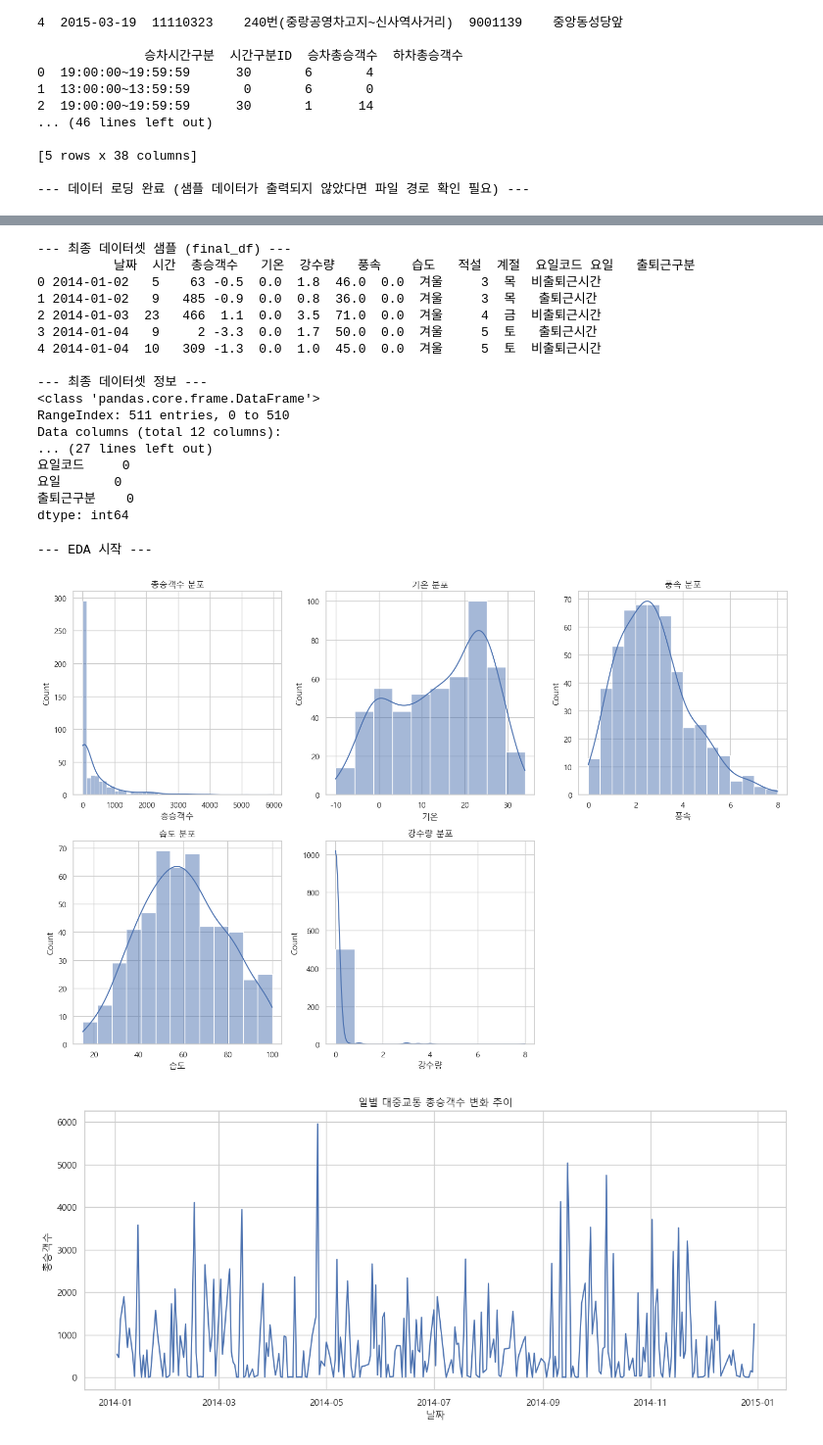
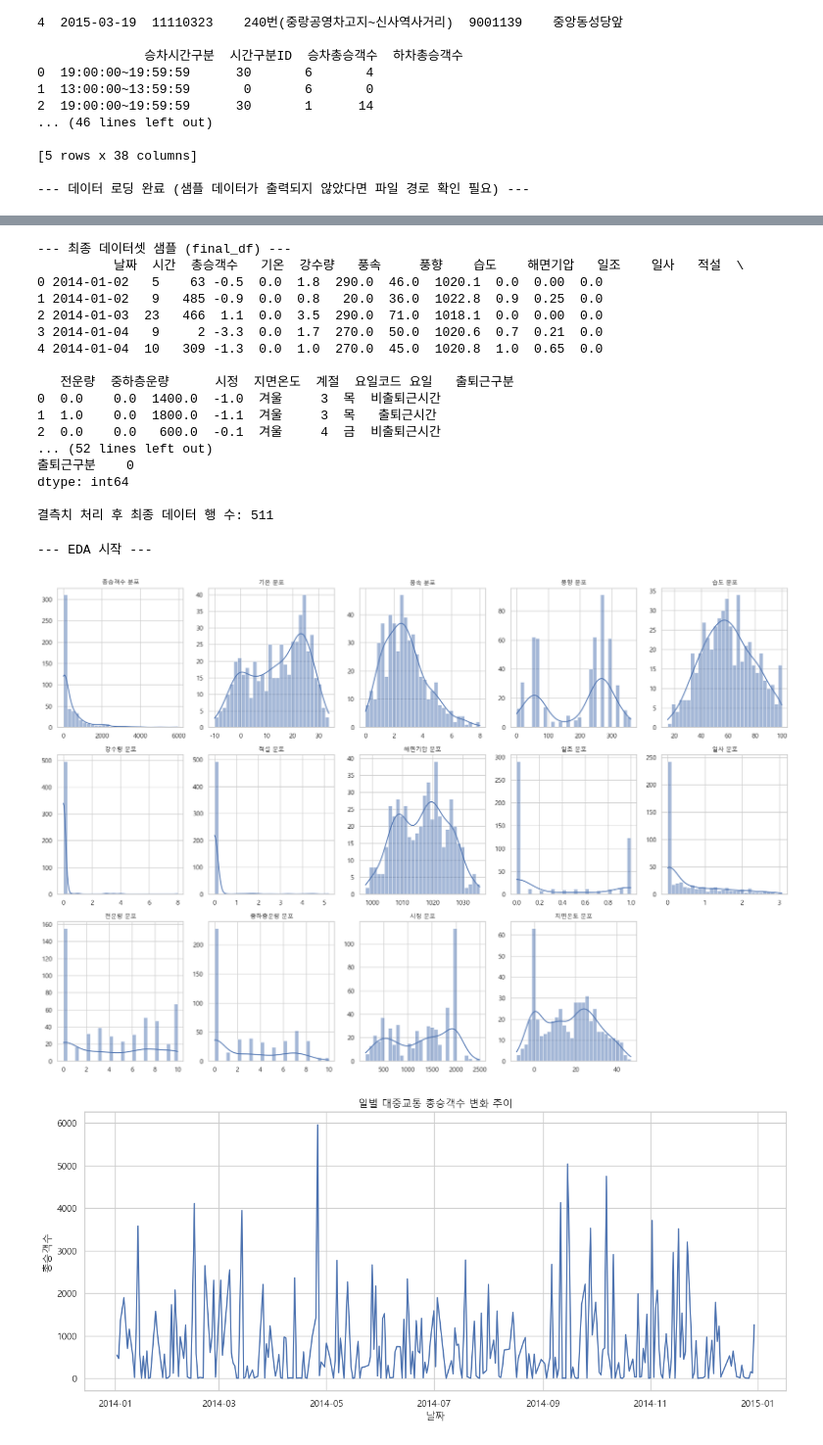
Before and after one commit to hannania7/Correlation-Analysis_toyproject, a Jupyter notebook: 데이터/코드/corr_toy.ipynb, the cells around one changed output, grey strips where cells are left out. Shown at 98% size. Drawn from its saved outputs; the diff is of its cells as text; code cells hidden in the pictures.

```diff
--- a/데이터/코드/corr_toy.ipynb
+++ b/데이터/코드/corr_toy.ipynb
@@ -263,46 +302,75 @@ if not merged_df.empty:
     # 결측치 재확인
     print("\n--- 최종 데이터셋 결측치 현황 ---")
     print(final_df.isnull().sum())
+# Cell 14의 final_df 생성 후, analysis_critical_cols 부분 수정
 
-    # 만약 '총승객수' 또는 주요 날씨 변수에 결측치가 있다면 처리 필요
-    # 예: final_df.dropna(subset=['총승객수', '기온', '풍속', '습도', '강수량', '적설'], inplace=True)
+    # 주요 분석 변수에 결측치가 있다면 제거 또는 대체
+    # 이전 5개 변수 외에 추가된 중요 변수들을 포함하거나,
+    # 각 분석 단계에서 필요한 변수들에 대해서만 dropna를 적용하는 것도 방법입니다.
+    # 여기서는 기존 5개 + 일부 중요 변수만 예시로 포함합니다.
+    analysis_critical_cols = ['총승객수', '기온', '풍속', '습도', '강수량', '적설',
+                              '해면기압', '전운량', '시정'] # 예시: 중요하다고 판단되는 변수 추가
+
+    # final_df에 실제로 존재하는 컬럼들만으로 critical_cols 구성
+    existing_critical_cols_in_final = [col for col in analysis_critical_cols if col in final_df.columns]
+
+    if existing_critical_cols_in_final: # 실제로 존재하는 중요 컬럼이 있을 경우에만 dropna 수행
+        final_df.dropna(subset=existing_critical_cols_in_final, inplace=True)
+    print(f"\n결측치 처리 후 최종 데이터 행 수: {len(final_df)}")
+# ... (나머지 코드는 동일) ...
 
 else:
     print("병합된 데이터가 없어 피처 엔지니어링을 건너뜁니다.")
     final_df = pd.DataFrame()
 # %% [output]
 --- 최종 데이터셋 샘플 (final_df) ---
-          날짜  시간  총승객수   기온  강수량   풍속    습도   적설  계절  요일코드 요일   출퇴근구분
-0 2014-01-02   5    63 -0.5  0.0  1.8  46.0  0.0  겨울     3  목  비출퇴근시간
-1 2014-01-02   9   485 -0.9  0.0  0.8  36.0  0.0  겨울     3  목   출퇴근시간
-2 2014-01-03  23   466  1.1  0.0  3.5  71.0  0.0  겨울     4  금  비출퇴근시간
-3 2014-01-04   9     2 -3.3  0.0  1.7  50.0  0.0  겨울     5  토   출퇴근시간
-4 2014-01-04  10   309 -1.3  0.0  1.0  45.0  0.0  겨울     5  토  비출퇴근시간
+          날짜  시간  총승객수   기온  강수량   풍속     풍향    습도    해면기압   일조    일사   적설  \
+0 2014-01-02   5    63 -0.5  0.0  1.8  290.0  46.0  1020.1  0.0  0.00  0.0
+1 2014-01-02   9   485 -0.9  0.0  0.8   20.0  36.0  1022.8  0.9  0.25  0.0
+2 2014-01-03  23   466  1.1  0.0  3.5  290.0  71.0  1018.1  0.0  0.00  0.0
+3 2014-01-04   9     2 -3.3  0.0  1.7  270.0  50.0  1020.6  0.7  0.21  0.0
+4 2014-01-04  10   309 -1.3  0.0  1.0  270.0  45.0  1020.8  1.0  0.65  0.0
 
---- 최종 데이터셋 정보 ---
-<class 'pandas.core.frame.DataFrame'>
-RangeIndex: 511 entries, 0 to 510
-Data columns (total 12 columns):
-... (27 lines left out)
-요일코드     0
-요일       0
+   전운량  중하층운량      시정  지면온도  계절  요일코드 요일   출퇴근구분
+0  0.0    0.0  1400.0  -1.0  겨울     3  목  비출퇴근시간
+1  1.0    0.0  1800.0  -1.1  겨울     3  목   출퇴근시간
+2  0.0    0.0   600.0  -0.1  겨울     4  금  비출퇴근시간
+... (52 lines left out)
 출퇴근구분    0
 dtype: int64
+
+결측치 처리 후 최종 데이터 행 수: 511
 # %%
 # # 5. EDA (탐색적 데이터 분석)
 
 if not final_df.empty:
     print("\n--- EDA 시작 ---")
 
+# Cell 16의 plot_cols 부분 수정
+
+    # ... (EDA 시작 코드 이후) ...
     # 5.1. 총승객수 및 주요 기상 변수 분포 확인
-    plt.figure(figsize=(15, 10))
-    plot_cols = ['총승객수', '기온', '풍속', '습도', '강수량'] # 적설은 0이 많을 수 있어 제외
-    for i, col in enumerate(plot_cols):
-        plt.subplot(2, 3, i+1)
-        sns.histplot(final_df[col], kde=True)
-        plt.title(f'{col} 분포')
+    plt.figure(figsize=(18, 12)) # 그림 크기 조정
+    # 포함하고 싶은 모든 숫자형 기상 변수 추가
+    plot_cols = ['총승객수', '기온', '풍속', '풍향', '습도', '강수량', '적설',
+                 '해면기압', '일조', '일사', '전운량', '중하층운량', '시정', '지면온도']
+
+    existing_plot_cols = [col for col in plot_cols if col in final_df.columns and pd.api.types.is_numeric_dtype(final_df[col])]
+
+    num_plots = len(existing_plot_cols)
+    # subplot 행/열 개수 동적 계산 (최대 5열로 가정)
+    cols_per_row = 5
+    rows_for_plot = (num_plots + cols_per_row - 1) // cols_per_row
+
+    for i, col in enumerate(existing_plot_cols):
+        plt.subplot(rows_for_plot, cols_per_row, i + 1)
+        sns.histplot(final_df[col].dropna(), kde=True, bins=30) # dropna() 추가
+        plt.title(f'{col} 분포', fontsize=10)
+        plt.xlabel('') # x축 레이블 간소화
+        plt.ylabel('') # y축 레이블 간소화
     plt.tight_layout()
     plt.show()
+# ... (나머지 EDA 코드는 기존 활용 가능, 필요시 추가 변수에 대한 시각화 추가) ...
 
     # 5.2. 시간에 따른 총승객수 변화 (일별)
     # 일별 총 승객수로 집계하여 시각화 (너무 많으면 일부 기간만)
@@ -318,32 +386,32 @@ if not final_df.empty:
     plt.figure(figsize=(8, 6))
     sns.barplot(x='계절', y='총승객수', data=final_df, estimator=np.mean, order=['봄', '여름', '가을', '겨울'])
     plt.title('계절별 시간당 평균 총승객수')
     plt.show()
 
     # 5.4. 요일별 평균 총승객수
     plt.figure(figsize=(10, 6))
     sns.barplot(x='요일', y='총승객수', data=final_df, estimator=np.mean, order=['월','화','수','목','금','토','일'])
     plt.title('요일별 시간당 평균 총승객수')
     plt.show()
 
     # 5.5. 시간대별 평균 총승객수
     plt.figure(figsize=(12, 6))
     sns.lineplot(x='시간', y='총승객수', data=final_df, estimator=np.mean)
     plt.title('시간대별 평균 총승객수')
     plt.xticks(range(0,24))
     plt.grid(True)
     plt.show()
 
     # 5.6. 봄철 풍속과 총승객수 산점도
     spring_df = final_df[final_df['계절'] == '봄']
     plt.figure(figsize=(10, 6))
     sns.scatterplot(x='풍속', y='총승객수', data=spring_df, alpha=0.5)
     plt.title('봄철 풍속과 시간당 총승객수 관계')
     plt.show()
 
 else:
     print("분석할 데이터가 없어 EDA를 건너뜁니다.")
 # %% [output]
 --- EDA 시작 ---
-[figure, old version]
+[figure, new version]
 [figure]
```
Also changed, not shown: parts of 8 cells of this notebook.
